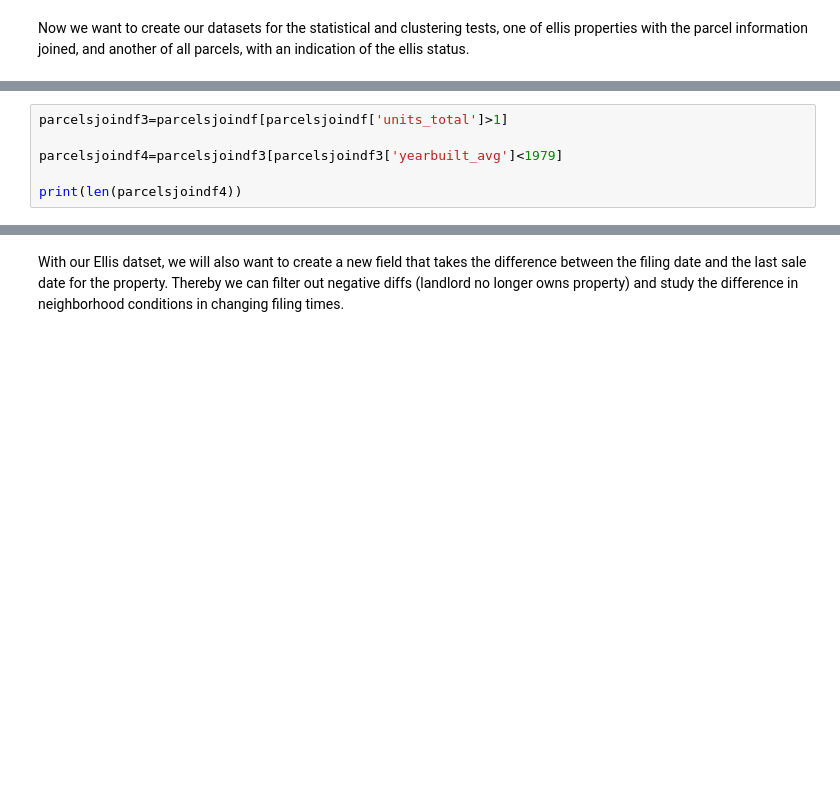
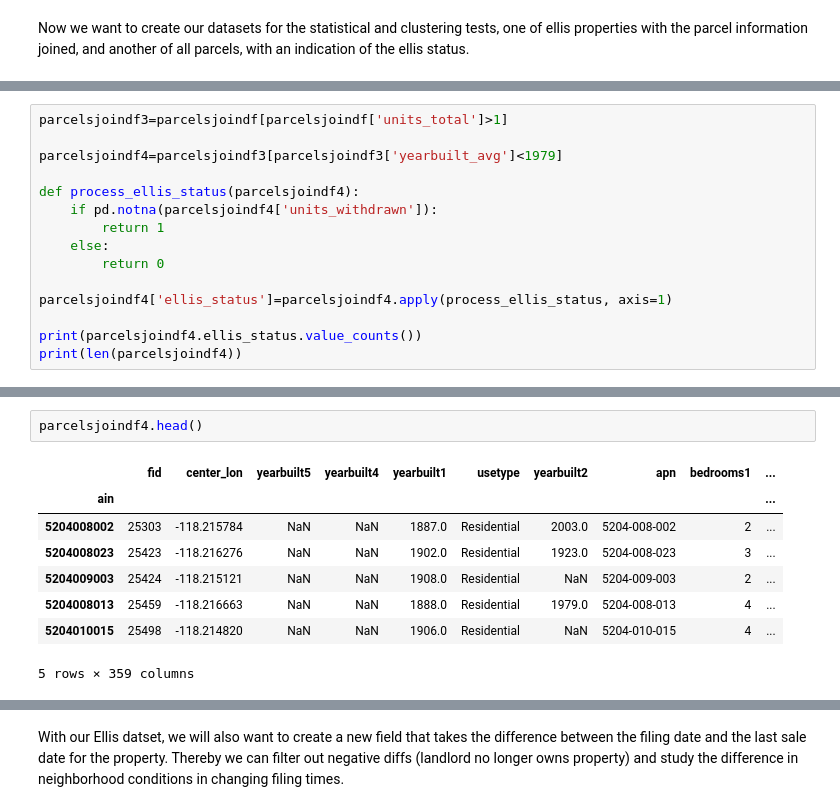
Before and after one commit to mmeadnewton/UP229_Ellis, a Jupyter notebook: ellis_ownership_analysis_AF_June10.ipynb, the cells around one changed output, grey strips where cells are left out. Drawn from its saved outputs; the diff is of its cells as text; blank space fills up the shorter version.

```diff
--- a/ellis_ownership_analysis_AF_June10.ipynb
+++ b/ellis_ownership_analysis_AF_June10.ipynb
@@ -626,4 +1065,13 @@ parcelsjoindf3=parcelsjoindf[parcelsjoindf['units_total']>1]
 
 parcelsjoindf4=parcelsjoindf3[parcelsjoindf3['yearbuilt_avg']<1979]
 
+def process_ellis_status(parcelsjoindf4):
+    if pd.notna(parcelsjoindf4['units_withdrawn']):
+        return 1
+    else:
+        return 0
+
+parcelsjoindf4['ellis_status']=parcelsjoindf4.apply(process_ellis_status, axis=1)
+
+print(parcelsjoindf4.ellis_status.value_counts())
 print(len(parcelsjoindf4))
@@ -633,0 +1096,11 @@ print(len(parcelsjoindf5))
+# %%
+parcelsjoindf4.head()
+# %% [output]
+|  | fid | center_lon | yearbuilt5 | yearbuilt4 | yearbuilt1 | usetype | yearbuilt2 | apn | bedrooms1 | ... |
+| ain |  |  |  |  |  |  |  |  |  | ... |
+| 5204008002 | 25303 | -118.215784 | NaN | NaN | 1887.0 | Residential | 2003.0 | 5204-008-002 | 2 | ... |
+| 5204008023 | 25423 | -118.216276 | NaN | NaN | 1902.0 | Residential | 1923.0 | 5204-008-023 | 3 | ... |
+| 5204009003 | 25424 | -118.215121 | NaN | NaN | 1908.0 | Residential | NaN | 5204-009-003 | 2 | ... |
+| 5204008013 | 25459 | -118.216663 | NaN | NaN | 1888.0 | Residential | 1979.0 | 5204-008-013 | 4 | ... |
+| 5204010015 | 25498 | -118.214820 | NaN | NaN | 1906.0 | Residential | NaN | 5204-010-015 | 4 | ... |
+5 rows × 359 columns
```
Also changed, not shown: parts of 60 cells of this notebook, 5 other files.
